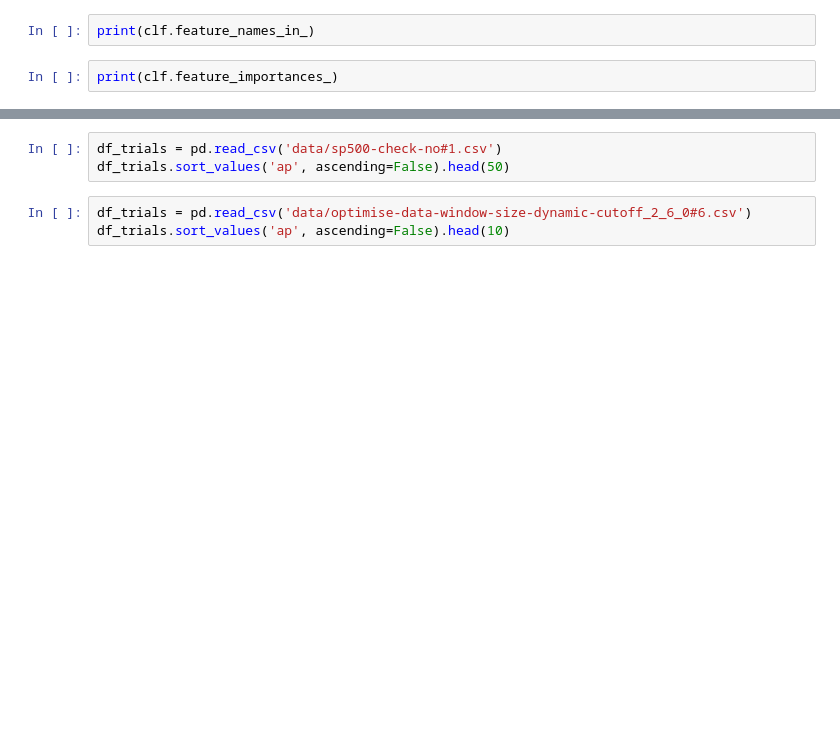
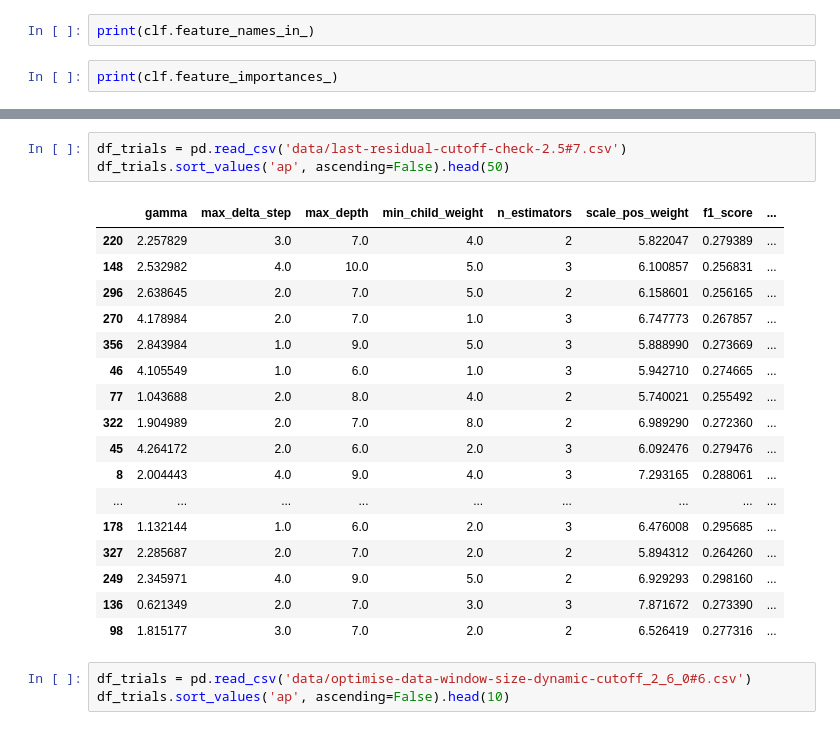
Before and after one commit to DomStan/stonk-rank, a Jupyter notebook: stonks_notebook.ipynb, the cells around one changed output, grey strips where cells are left out. Cells and saved outputs as stored; diff of their text form; blank space fills up the shorter version.

```diff
--- a/stonks_notebook.ipynb
+++ b/stonks_notebook.ipynb
@@ -508,6 +561,24 @@ df_trials.sort_values('ap', ascending=False).head(50)
 # %%
-df_trials = pd.read_csv('data/sp500-check-no#1.csv')
+df_trials = pd.read_csv('data/last-residual-cutoff-check-2.5#7.csv')
 df_trials.sort_values('ap', ascending=False).head(50)
+# %% [output]
+|  | gamma | max_delta_step | max_depth | min_child_weight | n_estimators | scale_pos_weight | f1_score | ... |
+| 220 | 2.257829 | 3.0 | 7.0 | 4.0 | 2 | 5.822047 | 0.279389 | ... |
+| 148 | 2.532982 | 4.0 | 10.0 | 5.0 | 3 | 6.100857 | 0.256831 | ... |
+| 296 | 2.638645 | 2.0 | 7.0 | 5.0 | 2 | 6.158601 | 0.256165 | ... |
+| 270 | 4.178984 | 2.0 | 7.0 | 1.0 | 3 | 6.747773 | 0.267857 | ... |
+| 356 | 2.843984 | 1.0 | 9.0 | 5.0 | 3 | 5.888990 | 0.273669 | ... |
+| 46 | 4.105549 | 1.0 | 6.0 | 1.0 | 3 | 5.942710 | 0.274665 | ... |
+| 77 | 1.043688 | 2.0 | 8.0 | 4.0 | 2 | 5.740021 | 0.255492 | ... |
+| 322 | 1.904989 | 2.0 | 7.0 | 8.0 | 2 | 6.989290 | 0.272360 | ... |
+| 45 | 4.264172 | 2.0 | 6.0 | 2.0 | 3 | 6.092476 | 0.279476 | ... |
+| 8 | 2.004443 | 4.0 | 9.0 | 4.0 | 3 | 7.293165 | 0.288061 | ... |
+| ... | ... | ... | ... | ... | ... | ... | ... | ... |
+| 178 | 1.132144 | 1.0 | 6.0 | 2.0 | 3 | 6.476008 | 0.295685 | ... |
+| 327 | 2.285687 | 2.0 | 7.0 | 2.0 | 2 | 5.894312 | 0.264260 | ... |
+| 249 | 2.345971 | 4.0 | 9.0 | 5.0 | 2 | 6.929293 | 0.298160 | ... |
+| 136 | 0.621349 | 2.0 | 7.0 | 3.0 | 3 | 7.871672 | 0.273390 | ... |
+| 98 | 1.815177 | 3.0 | 7.0 | 2.0 | 2 | 6.526419 | 0.277316 | ... |
 # %%
 df_trials = pd.read_csv('data/optimise-data-window-size-dynamic-cutoff_2_6_0#6.csv')
 df_trials.sort_values('ap', ascending=False).head(10)
```
Also changed, not shown: parts of 11 cells of this notebook, 3 other files.
